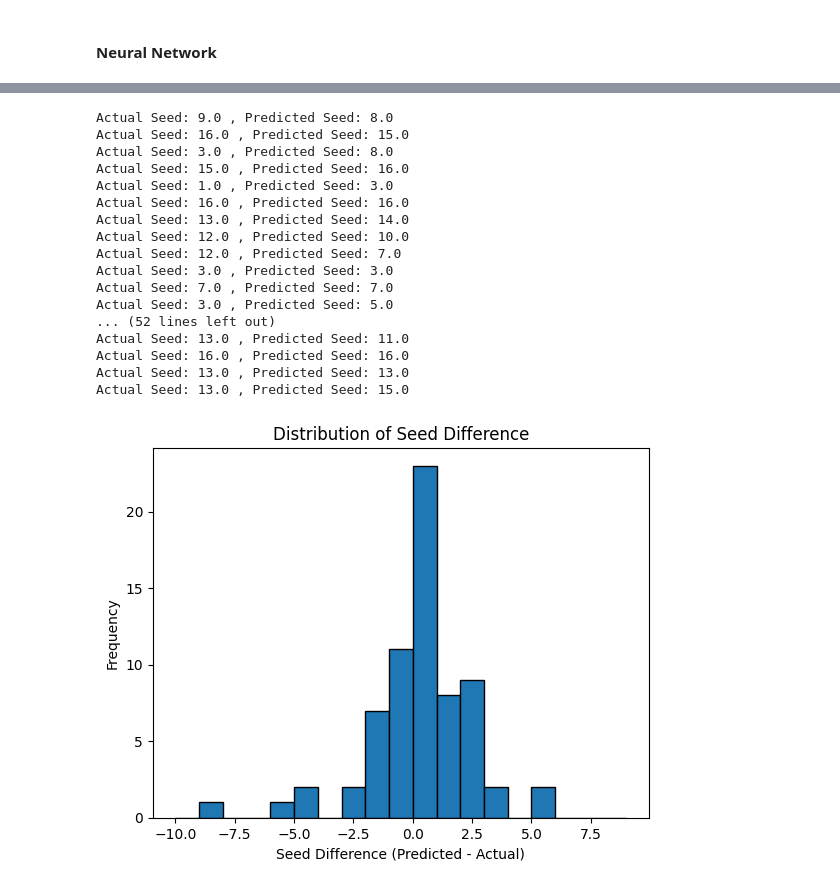
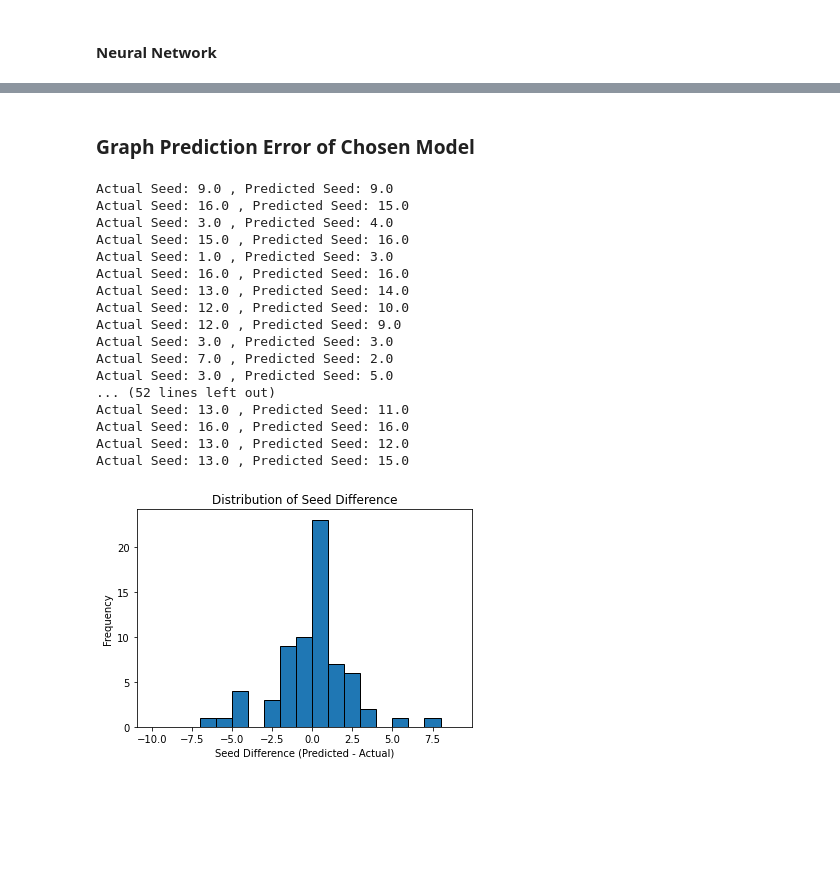
Before and after one commit to Weff24/MarchMadnessPredictor, a Jupyter notebook: seed.ipynb, the cells around one changed output, grey strips where cells are left out. Drawn from its saved outputs; the diff is of its cells as text; code cells hidden in the pictures; blank space fills up the shorter version.

Commit message:
Update and clean up models

```diff
--- a/seed.ipynb
+++ b/seed.ipynb
@@ -313,44 +302,46 @@ DT Average Distance between Predicted and Actual Seed: 1.7352941176470589
+# %% [markdown]
+### Graph Prediction Error of Chosen Model
 # %%
 # Print actual vs predicted seed to check how accurate the predictions are
 # model = dt_classifier # Change to whatever model you want to use
-model = rf_classifier
+model = final_rf
 
 predicted_seeds = model.predict(X_test)
 for actual_seed, predicted_seed in zip(actual_seeds, predicted_seeds):
     print("Actual Seed:", actual_seed, ", Predicted Seed:", predicted_seed)
 # %% [output]
-Actual Seed: 9.0 , Predicted Seed: 8.0
+Actual Seed: 9.0 , Predicted Seed: 9.0
 Actual Seed: 16.0 , Predicted Seed: 15.0
-Actual Seed: 3.0 , Predicted Seed: 8.0
+Actual Seed: 3.0 , Predicted Seed: 4.0
 Actual Seed: 15.0 , Predicted Seed: 16.0
 Actual Seed: 1.0 , Predicted Seed: 3.0
 Actual Seed: 16.0 , Predicted Seed: 16.0
 Actual Seed: 13.0 , Predicted Seed: 14.0
 Actual Seed: 12.0 , Predicted Seed: 10.0
-Actual Seed: 12.0 , Predicted Seed: 7.0
+Actual Seed: 12.0 , Predicted Seed: 9.0
 Actual Seed: 3.0 , Predicted Seed: 3.0
-Actual Seed: 7.0 , Predicted Seed: 7.0
+Actual Seed: 7.0 , Predicted Seed: 2.0
 Actual Seed: 3.0 , Predicted Seed: 5.0
 ... (52 lines left out)
 Actual Seed: 13.0 , Predicted Seed: 11.0
 Actual Seed: 16.0 , Predicted Seed: 16.0
-Actual Seed: 13.0 , Predicted Seed: 13.0
+Actual Seed: 13.0 , Predicted Seed: 12.0
 Actual Seed: 13.0 , Predicted Seed: 15.0
 # %%
-import matplotlib.pyplot as plt
-
 # Calculate the difference between predicted seed and actual seed
 seed_difference = predicted_seeds - actual_seeds
 
 # Create a histogram of the seed difference
+fig = plt.figure()
 plt.hist(seed_difference, bins=range(-10, 10), edgecolor='black')
 
 # Set the labels and title
 plt.xlabel('Seed Difference (Predicted - Actual)')
 plt.ylabel('Frequency')
 plt.title('Distribution of Seed Difference')
 
 # Show the plot
+fig.patch.set_facecolor('white')
 plt.show()
 # %% [output]
-[figure, old version]
+[figure, new version]
```
Also changed, not shown: parts of 9 cells of this notebook, 1 other file.
